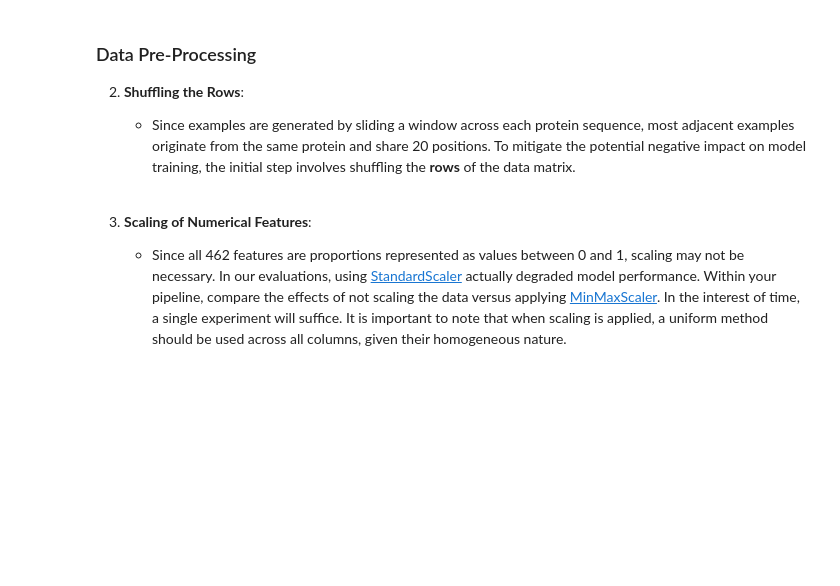
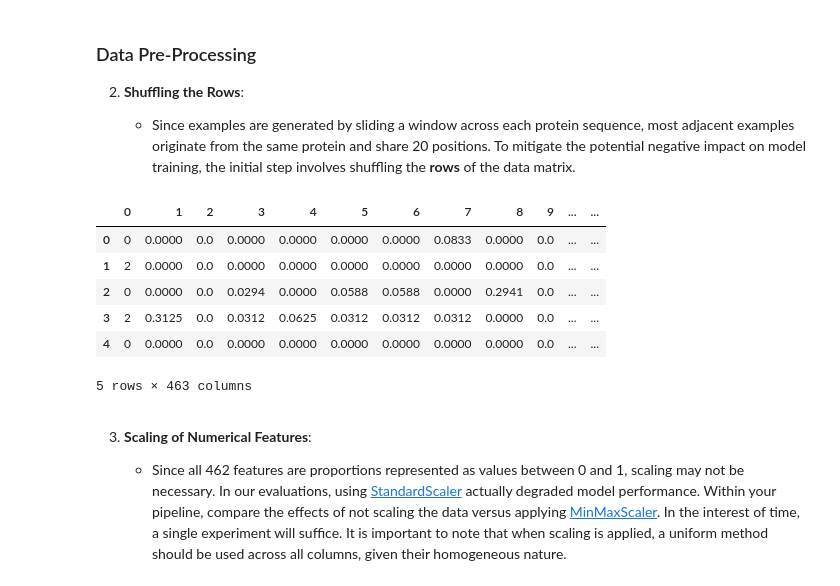
Before and after one commit to asaklil/CSI4106_A3, a Jupyter notebook: csi4106-f24-a3-template.ipynb, the cells around one changed output. Saved outputs shown, nothing was run; the diff lists cells and outputs as text; code cells hidden in the pictures; blank space fills up the shorter version.

```diff
--- a/csi4106-f24-a3-template.ipynb
+++ b/csi4106-f24-a3-template.ipynb
@@ -53,3 +52,19 @@ df_train.head()
+# %%
+# Code cell
+# Shuffling the rows of the train dataset
+df_train=df_train.sample(frac=1).reset_index(drop=True)
+df_test=df_test.sample(frac=1).reset_index(drop=True)
+df_valid=df_valid.sample(frac=1).reset_index(drop=True)
+
+df_train.head()
+# %% [output]
+|  | 0 | 1 | 2 | 3 | 4 | 5 | 6 | 7 | 8 | 9 | ... | ... |
+| 0 | 0 | 0.0000 | 0.0 | 0.0000 | 0.0000 | 0.0000 | 0.0000 | 0.0833 | 0.0000 | 0.0 | ... | ... |
+| 1 | 2 | 0.0000 | 0.0 | 0.0000 | 0.0000 | 0.0000 | 0.0000 | 0.0000 | 0.0000 | 0.0 | ... | ... |
+| 2 | 0 | 0.0000 | 0.0 | 0.0294 | 0.0000 | 0.0588 | 0.0588 | 0.0000 | 0.2941 | 0.0 | ... | ... |
+| 3 | 2 | 0.3125 | 0.0 | 0.0312 | 0.0625 | 0.0312 | 0.0312 | 0.0312 | 0.0000 | 0.0 | ... | ... |
+| 4 | 0 | 0.0000 | 0.0 | 0.0000 | 0.0000 | 0.0000 | 0.0000 | 0.0000 | 0.0000 | 0.0 | ... | ... |
+5 rows × 463 columns
 # %% [markdown]
 3. **Scaling of Numerical Features**:
 
```
Also changed, not shown: parts of 31 cells of this notebook.
